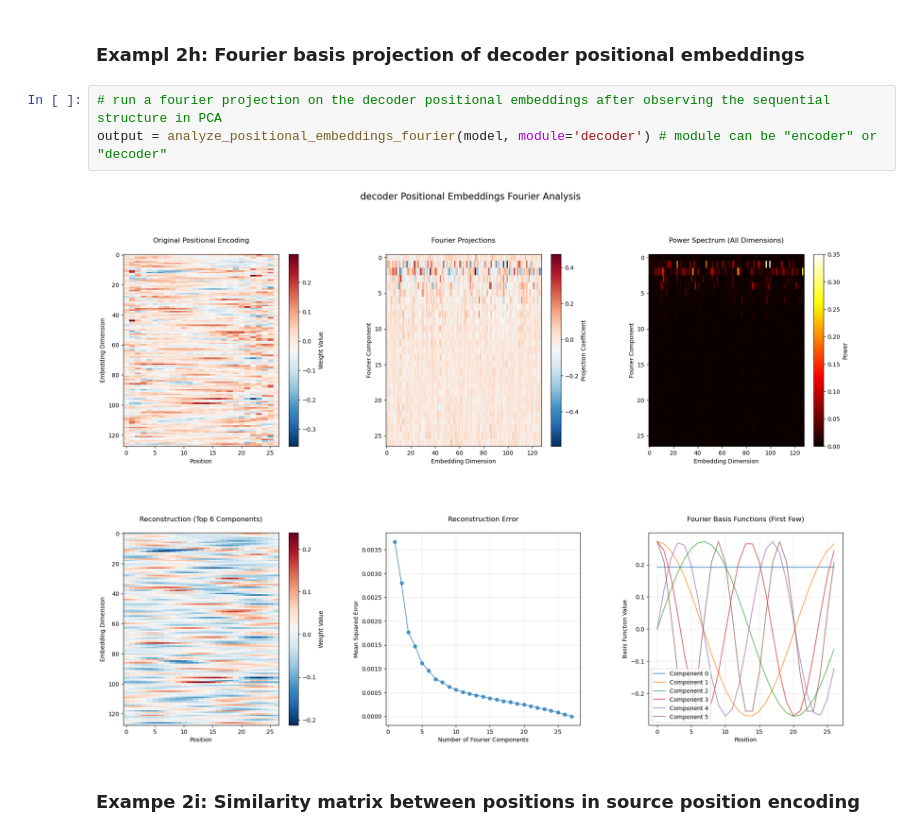
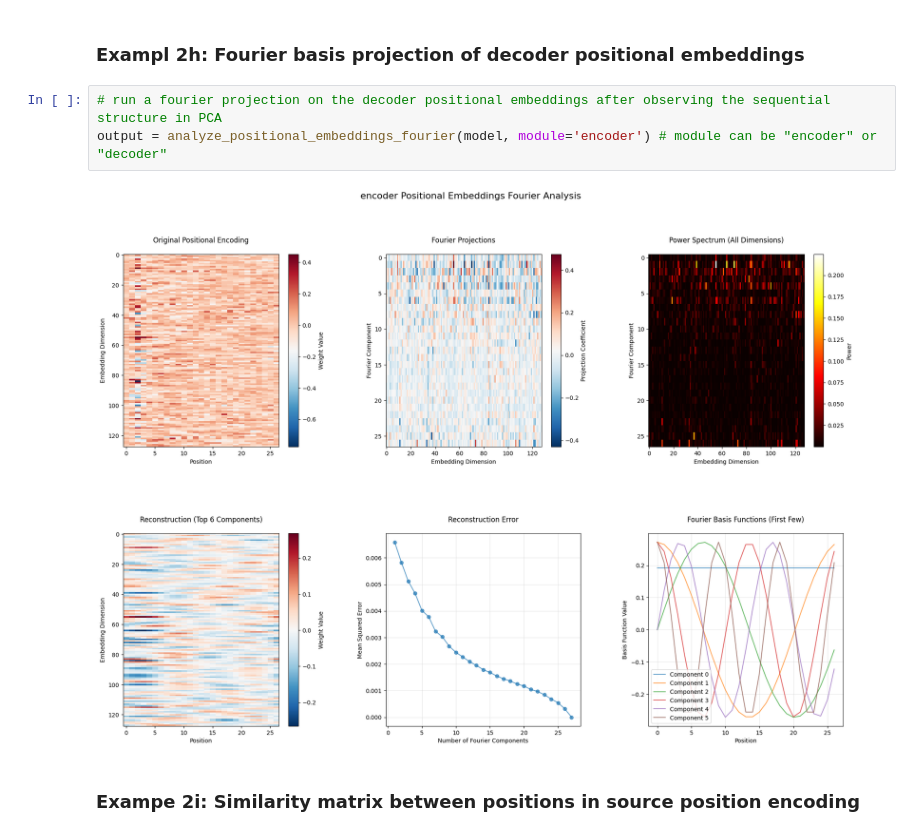
Before and after one commit to cocoxhuang/DyckTransformer, a Jupyter notebook: Analysis.ipynb, the cells around one changed output. Drawn from its saved outputs; the diff is of its cells as text.

```diff
--- a/Analysis.ipynb
+++ b/Analysis.ipynb
@@ -249,9 +341,9 @@ output = analyze_positional_embeddings_pca(model, module="decoder") # module can
 ### Exampl 2h: Fourier basis projection of decoder positional embeddings
 # %%
 # run a fourier projection on the decoder positional embeddings after observing the sequential structure in PCA
-output = analyze_positional_embeddings_fourier(model, module='decoder') # module can be "encoder" or "decoder"
+output = analyze_positional_embeddings_fourier(model, module='encoder') # module can be "encoder" or "decoder"
 # %% [output]
-[figure, old version]
+[figure, new version]
 # %% [markdown]
 ### Exampe 2i: Similarity matrix between positions in source position encoding
 # %%
```
Also changed, not shown: parts of 23 cells of this notebook, 3 other files.
